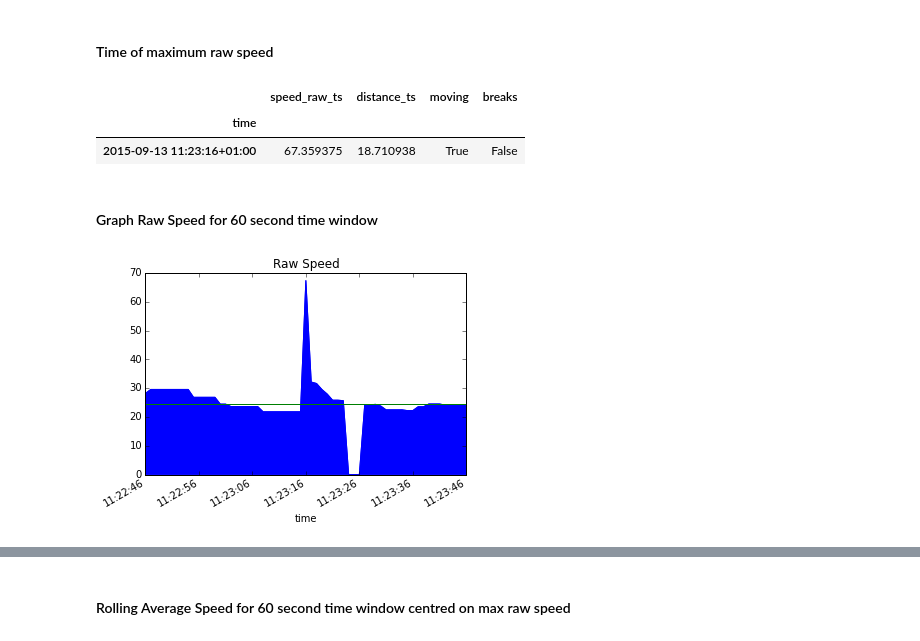
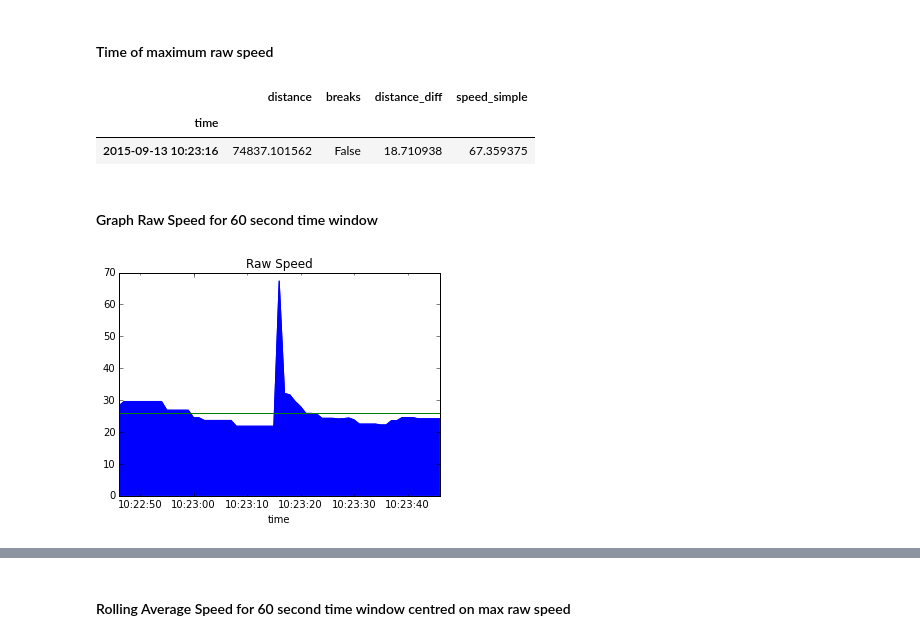
Before and after one commit to patclaffey/docker_jupyter, a Jupyter notebook: notebooks/Speed Transformation.ipynb, the cells around one changed output, grey strips where cells are left out. Drawn from its saved outputs; the diff is of its cells as text; code cells hidden in the pictures.

```diff
--- a/notebooks/Speed Transformation.ipynb
+++ b/notebooks/Speed Transformation.ipynb
@@ -59,5 +54,0 @@ df = df.tz_localize( tz_source )
-# %%
-# Convert to local time zone - Dublin, Ireland
-tz_local = timezone('Europe/Dublin')
-df = df.tz_convert(tz_local  )
-df.head()
@@ -71,0 +72,2 @@ df.head()
+# %%
+df_speed = df[['distance','breaks']].copy()
@@ -71,0 +76,3 @@ df.head()
+# %%
+df_speed['distance_diff'] = df_speed['distance'].diff().fillna(0)
+df_speed['speed_simple'] = df_speed['distance_diff'] * 3.6
@@ -153,34 +175,34 @@ The first event we focus on is maximum raw speed of 67 km/hr
 #### Time of maximum raw speed
 # %%
 # find the row where raw speed is maximum
-df[ df['speed_raw_ts'] > 60.0].sort_values(by = ['speed_raw_ts'], ascending = False)[0:1]
+df_speed[ df_speed['speed_simple'] > 50.0].sort_values(by = ['speed_simple'], ascending = False)[0:1]
 # %% [output]
-|  | speed_raw_ts | distance_ts | moving | breaks |
+|  | distance | breaks | distance_diff | speed_simple |
 | time |  |  |  |  |
-| 2015-09-13 11:23:16+01:00 | 67.359375 | 18.710938 | True | False |
+| 2015-09-13 10:23:16 | 74837.101562 | False | 18.710938 | 67.359375 |
 # %%
 #store this time point in variable time_point_1
 time_point_1 = \
-            df[ df['speed_raw_ts'] > 60.0].sort_values(by = ['speed_raw_ts'],
+            df_speed[ df_speed['speed_simple'] > 60.0].sort_values(by = ['speed_simple'],
                         ascending = False).index[0:1][0]
 # %% [markdown]
 #### Graph Raw Speed for 60 second time window
 # %%
 # define the width of the time window in seconds
 time_window_seconds = 60
 
 # Find the start and end time indexes for the window
-index_start, index_end = get_window_range(df, time_point_1, time_window_seconds)
+index_start, index_end = get_window_range(df_speed, time_point_1, time_window_seconds)
 
-avg_speed = df['speed_raw_ts'][ index_start: index_end ].mean()
-max_raw_speed = df['speed_raw_ts'][ index_start: index_end ].max()
+avg_speed = df_speed['speed_simple'][ index_start: index_end ].mean()
+max_raw_speed = df_speed['speed_simple'][ index_start: index_end ].max()
 
 plt.figure()
 plt.title('Raw Speed')
-df['speed_raw_ts'][ index_start : index_end  ].plot(kind='area',figsize=(5.75,4), )
+df_speed['speed_simple'][ index_start : index_end  ].plot(kind='area',figsize=(5.75,4), )
 _ = plt.axhline(avg_speed, color='g')
 # %% [output]
-[figure, old version]
+[figure, new version]
 # %%
 print("The above diagram shows the data spike at {}".format(str(time_point_1)) )
 print("The max speed of {:.1f} km/h is far in excess of the average speed of {:.1f} km/h"\
```
Also changed, not shown: parts of 30 cells of this notebook, 9 other files.
